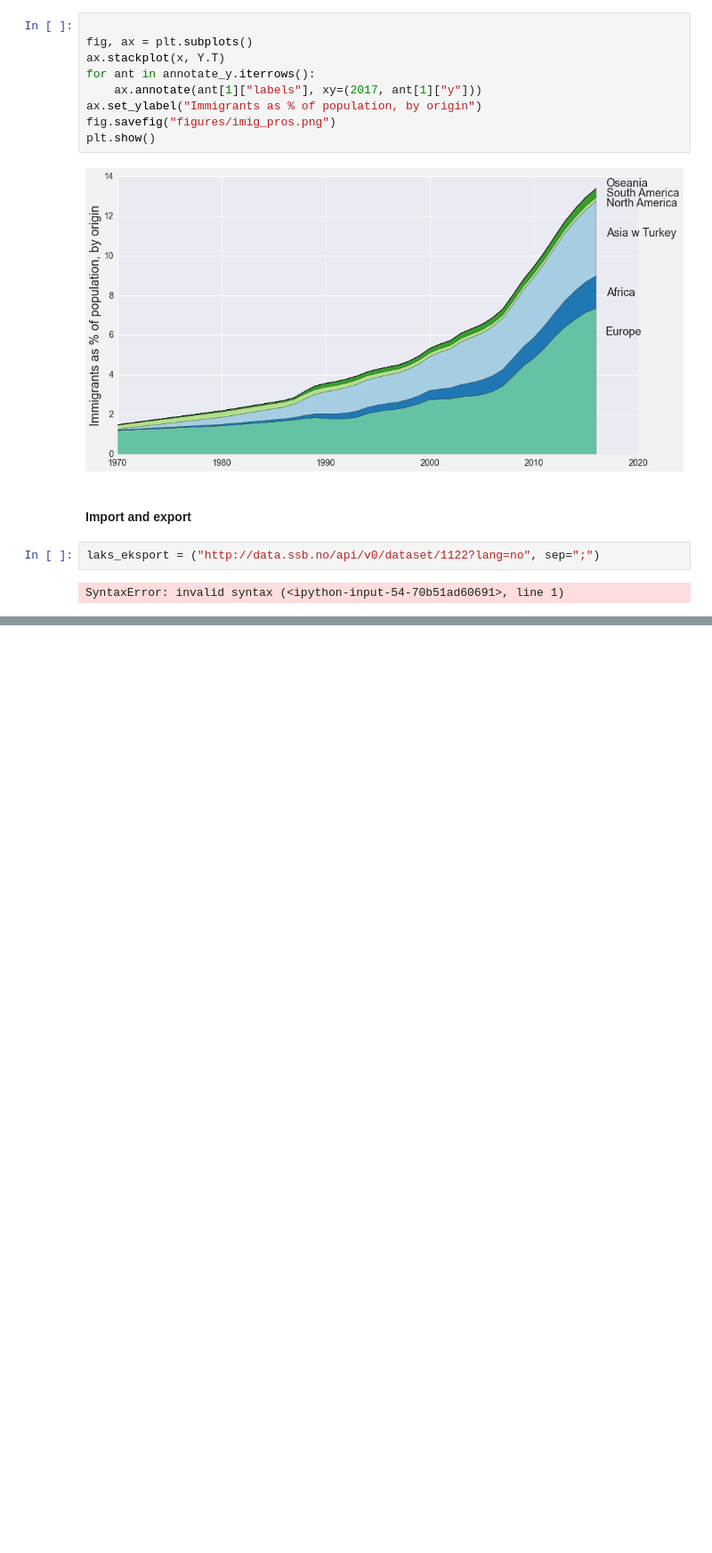
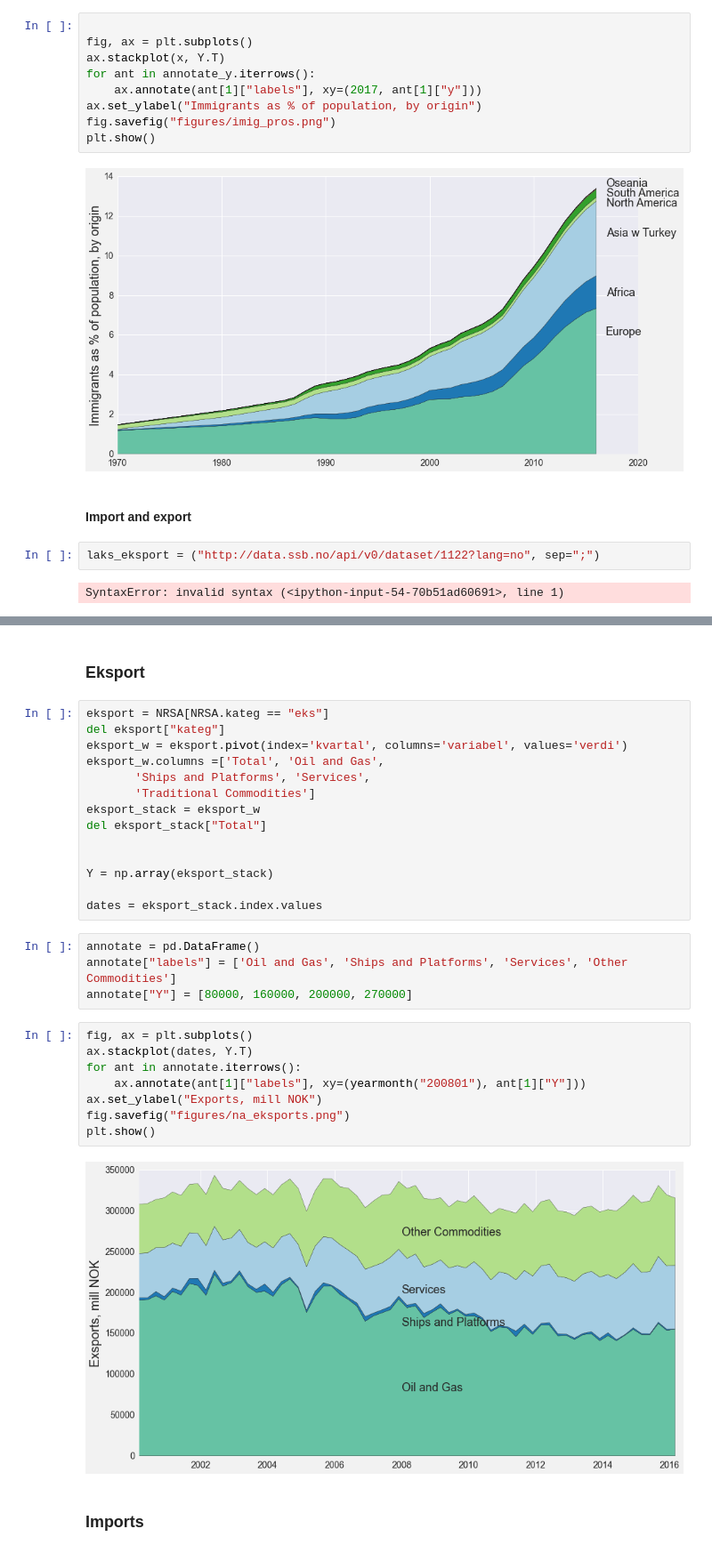
Before and after one commit to jmaurit/norwayeconomy, a Jupyter notebook: norwayeconomy.ipynb, the cells around one changed output, grey strips where cells are left out. Shown at 89% size. Saved outputs shown, nothing was run; the diff lists cells and outputs as text; blank space fills up the shorter version.

```diff
--- a/norwayeconomy.ipynb
+++ b/norwayeconomy.ipynb
@@ -709,0 +794,32 @@ SyntaxError: invalid syntax (<ipython-input-54-70b51ad60691>, line 1)
+# %% [markdown]
+### Eksport
+# %%
+eksport = NRSA[NRSA.kateg == "eks"]
+del eksport["kateg"]
+eksport_w = eksport.pivot(index='kvartal', columns='variabel', values='verdi')
+eksport_w.columns =['Total', 'Oil and Gas',
+       'Ships and Platforms', 'Services',
+       'Traditional Commodities']
+eksport_stack = eksport_w
+del eksport_stack["Total"]
+
+
+Y = np.array(eksport_stack)
+
+dates = eksport_stack.index.values
+# %%
+annotate = pd.DataFrame()
+annotate["labels"] = ['Oil and Gas', 'Ships and Platforms', 'Services', 'Other Commodities']
+annotate["Y"] = [80000, 160000, 200000, 270000]
+# %%
+fig, ax = plt.subplots()
+ax.stackplot(dates, Y.T)
+for ant in annotate.iterrows():
+    ax.annotate(ant[1]["labels"], xy=(yearmonth("200801"), ant[1]["Y"]))
+ax.set_ylabel("Exports, mill NOK")
+fig.savefig("figures/na_eksports.png")
+plt.show()
+# %% [output]
+[figure, added]
+# %% [markdown]
+### Imports
```
Also changed, not shown: parts of 21 cells of this notebook, 9 other files.
